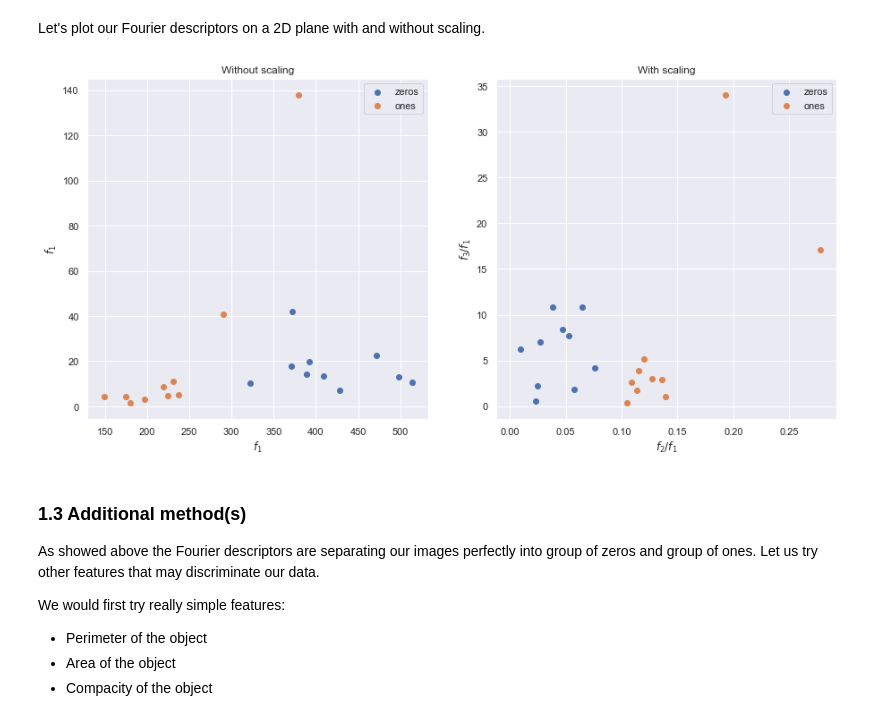
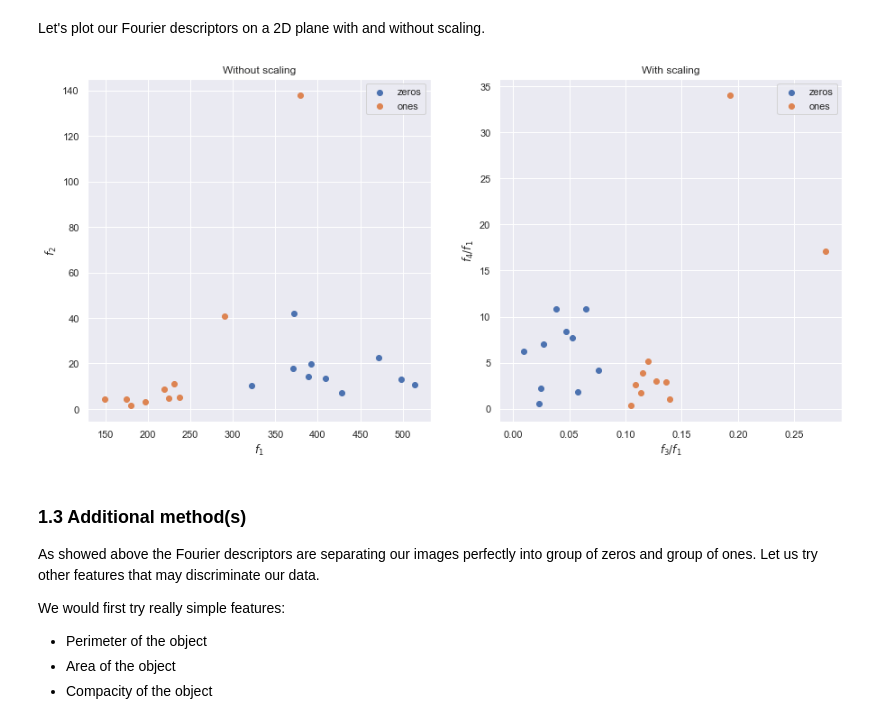
Before and after one commit to oganesManasian/Image-analysis-and-pattern-recognition, a Jupyter notebook: labs/lab_02_object_description.ipynb, the cells around one changed output. Drawn from its saved outputs; the diff is of its cells as text; code cells hidden in the pictures.

```diff
--- a/labs/lab_02_object_description.ipynb
+++ b/labs/lab_02_object_description.ipynb
@@ -266,34 +266,34 @@ Let's plot our Fourier descriptors on a 2D plane with and without scaling.
 # %%
 fontsize = 12  # font size for the axis labels
 
 # Extracting the Fourier descriptors from zero and one contours
 descriptors_zero = fourier_description(zero_outside_contours, [1,2])
 descriptors_one = fourier_description(one_outside_contours, [1,2])
 
 # Plotting our Fourier descriptors without scaling
 f, ax = plt.subplots(1, 2, figsize=(15,7))
 ax[0].scatter(descriptors_zero[0], descriptors_zero[1], label='zeros')
 ax[0].scatter(descriptors_one[0], descriptors_one[1], label='ones')
 ax[0].legend()
 ax[0].set_title('Without scaling')
 ax[0].set_xlabel(r'$f_1$', fontsize=fontsize)
-ax[0].set_ylabel(r'$f_1$', fontsize=fontsize)
+ax[0].set_ylabel(r'$f_2$', fontsize=fontsize)
 
 # Extracting the Fourier descriptors with scaling
 descriptors_zero = fourier_description(zero_outside_contours, [3,4,1])
 descriptors_one = fourier_description(one_outside_contours, [3,4,1])
 scaled_descriptors_zero = np.divide(descriptors_zero[0:2], descriptors_zero[2])
 scaled_descriptors_one = np.divide(descriptors_one[0:2], descriptors_one[2])
 
 # Plotting our Fourier descriptors with scaling
 ax[1].scatter(scaled_descriptors_zero[0], descriptors_zero[1], label='zeros')
 ax[1].scatter(scaled_descriptors_one[0], descriptors_one[1], label='ones')
 ax[1].legend()
 ax[1].set_title('With scaling')
-ax[1].set_xlabel(r'$f_2/f_1$', fontsize=fontsize)
-ax[1].set_ylabel(r'$f_3/f_1$', fontsize=fontsize);
+ax[1].set_xlabel(r'$f_3/f_1$', fontsize=fontsize)
+ax[1].set_ylabel(r'$f_4/f_1$', fontsize=fontsize);
 # %% [output]
-[figure, old version]
+[figure, new version]
 # %% [markdown]
 ### 1.3 Additional method(s)
 
```
Also changed, not shown: parts of 20 cells of this notebook.
